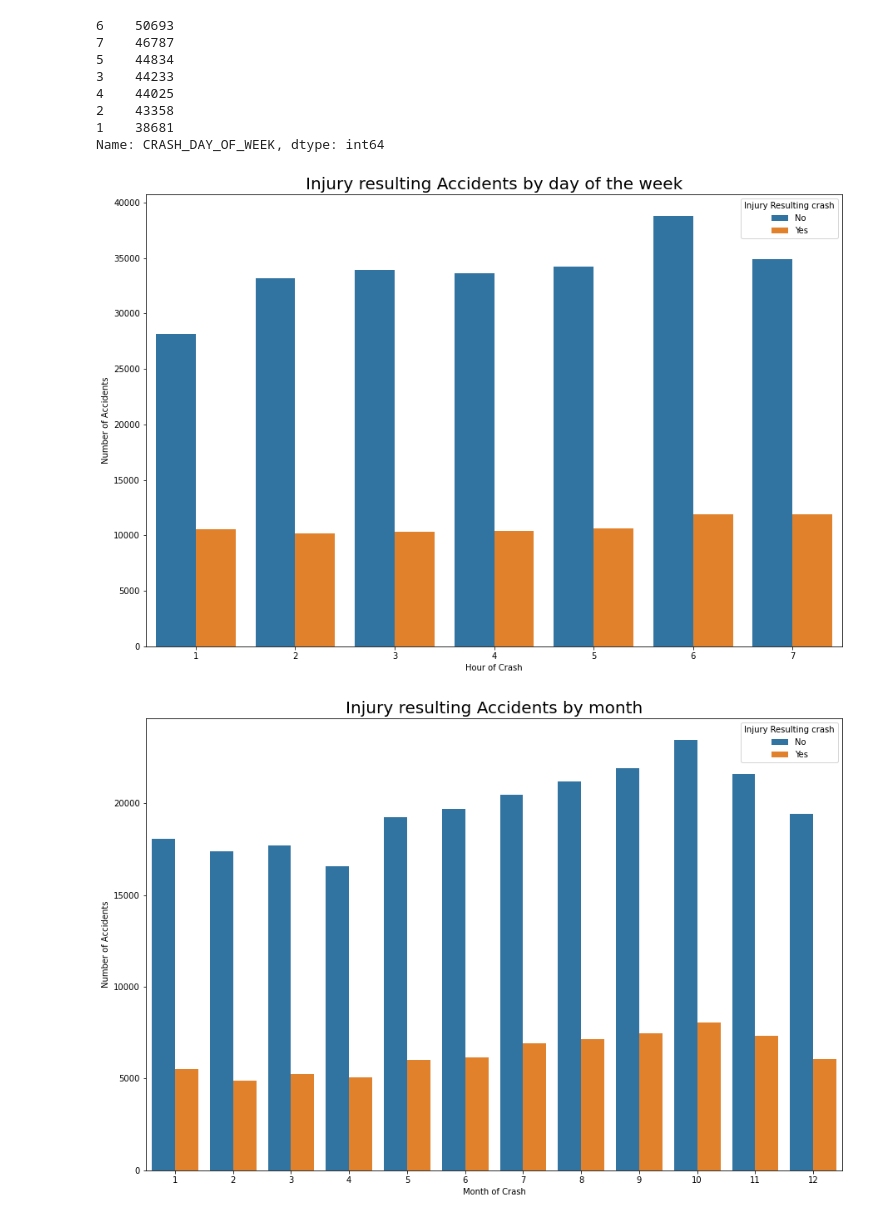
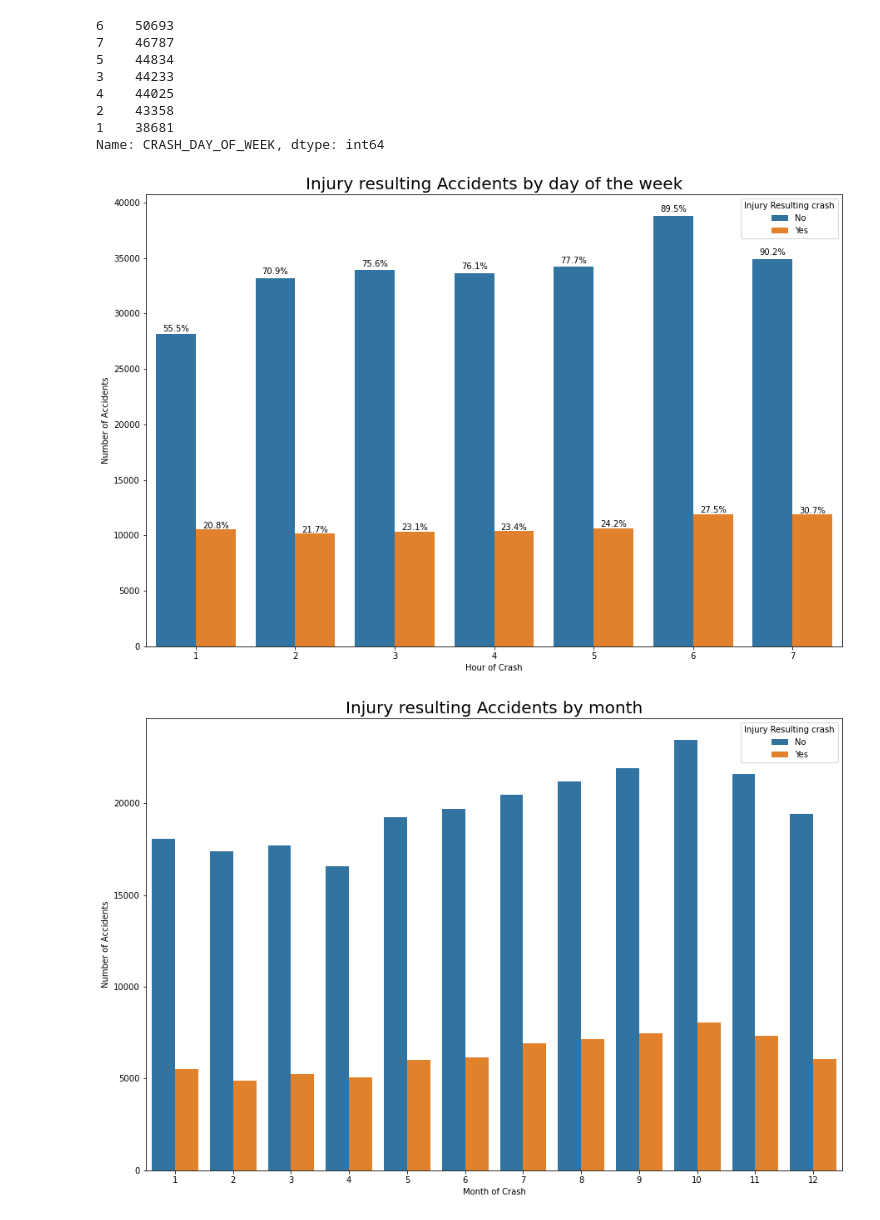
Before and after one commit to naik-sachin/Project_Chicago_car_crash_analysis-, a Jupyter notebook: EDA and modelling.ipynb, the cells around one changed output. Drawn from its saved outputs; the diff is of its cells as text; code cells hidden in the pictures.

Commit message:
fix bar graph annotation

```diff
--- a/EDA and modelling.ipynb
+++ b/EDA and modelling.ipynb
@@ -359,13 +367,26 @@ Name: CRASH_DAY_OF_WEEK, dtype: int64
+# %%
+
+def with_hue(plot, feature, Number_of_categories, hue_categories):
+    a = [p.get_height() for p in plot.patches]
+    patch = [p for p in plot.patches]
+    for i in range(Number_of_categories):
+        total = feature.value_counts().values[i]
+        for j in range(hue_categories):
+            percentage = '{:.1f}%'.format(100 * a[(j*Number_of_categories + i)]/total)
+            x = patch[(j*Number_of_categories + i)].get_x() + patch[(j*Number_of_categories + i)].get_width()
+            y = patch[(j*Number_of_categories + i)].get_y() + patch[(j*Number_of_categories + i)].get_height() *1.01
+            ax.annotate(percentage, (x-0.2, y), ha='center')
+    plt.show()
 # %%
 plt.figure(figsize =(15,10))
 ax = sns.countplot(x="CRASH_DAY_OF_WEEK",hue='CRASH_TYPE',data=df_clean)
 plt.xlabel('Hour of Crash')
 plt.ylabel('Number of Accidents')
 plt.legend(title='Injury Resulting crash', loc='upper right', labels=['No', 'Yes'])
 plt.title('Injury resulting Accidents by day of the week',size=20)
-plt.show()
+with_hue(ax,df_clean.CRASH_DAY_OF_WEEK,len(df_clean.CRASH_DAY_OF_WEEK.unique()),2)
 # %% [output]
-[figure, old version]
+[figure, new version]
 # %%
 plt.figure(figsize =(15,10))
 ax = sns.countplot(x="CRASH_MONTH",hue='CRASH_TYPE',data=df_clean)
```
Also changed, not shown: parts of 1 cell of this notebook.
